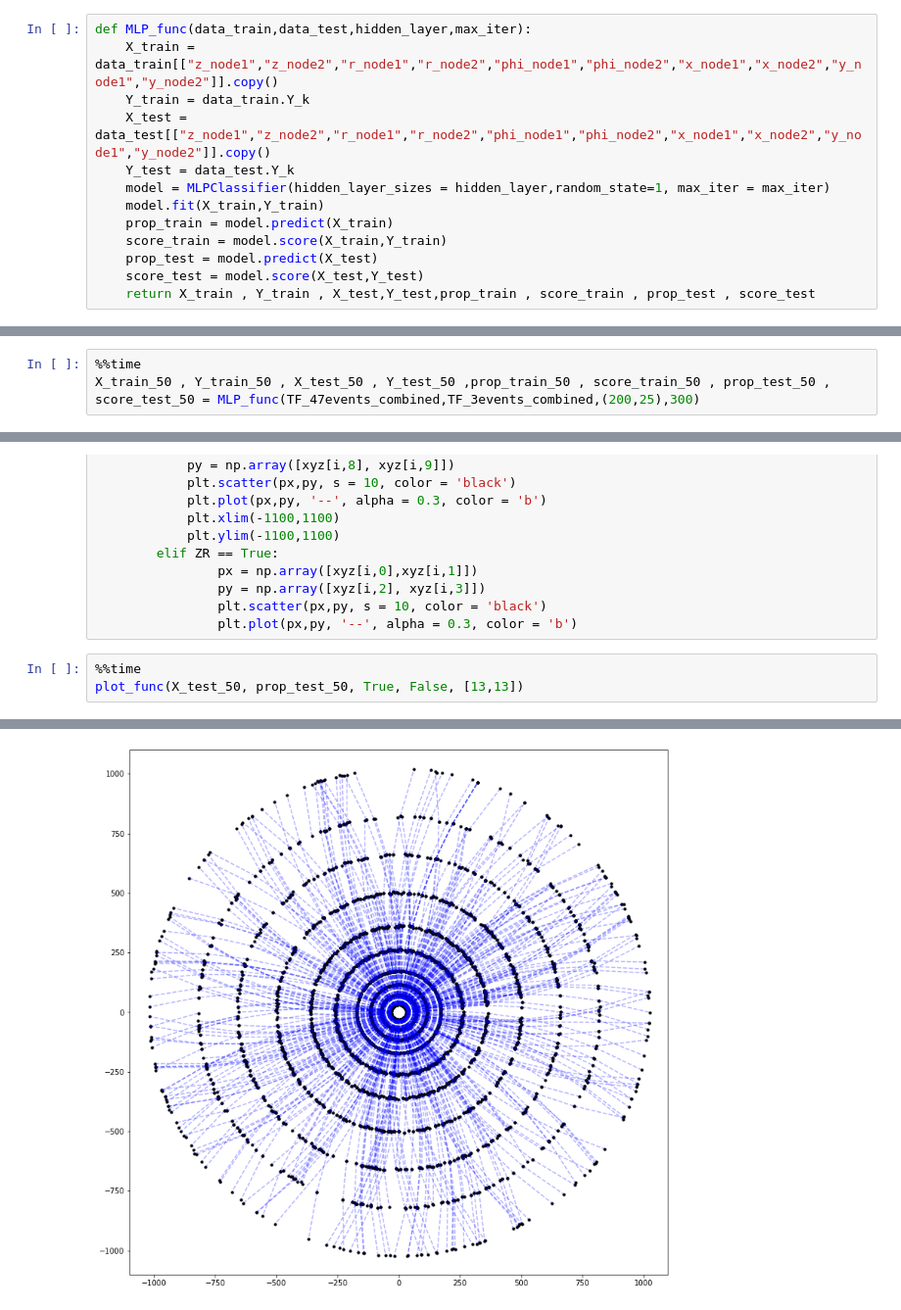
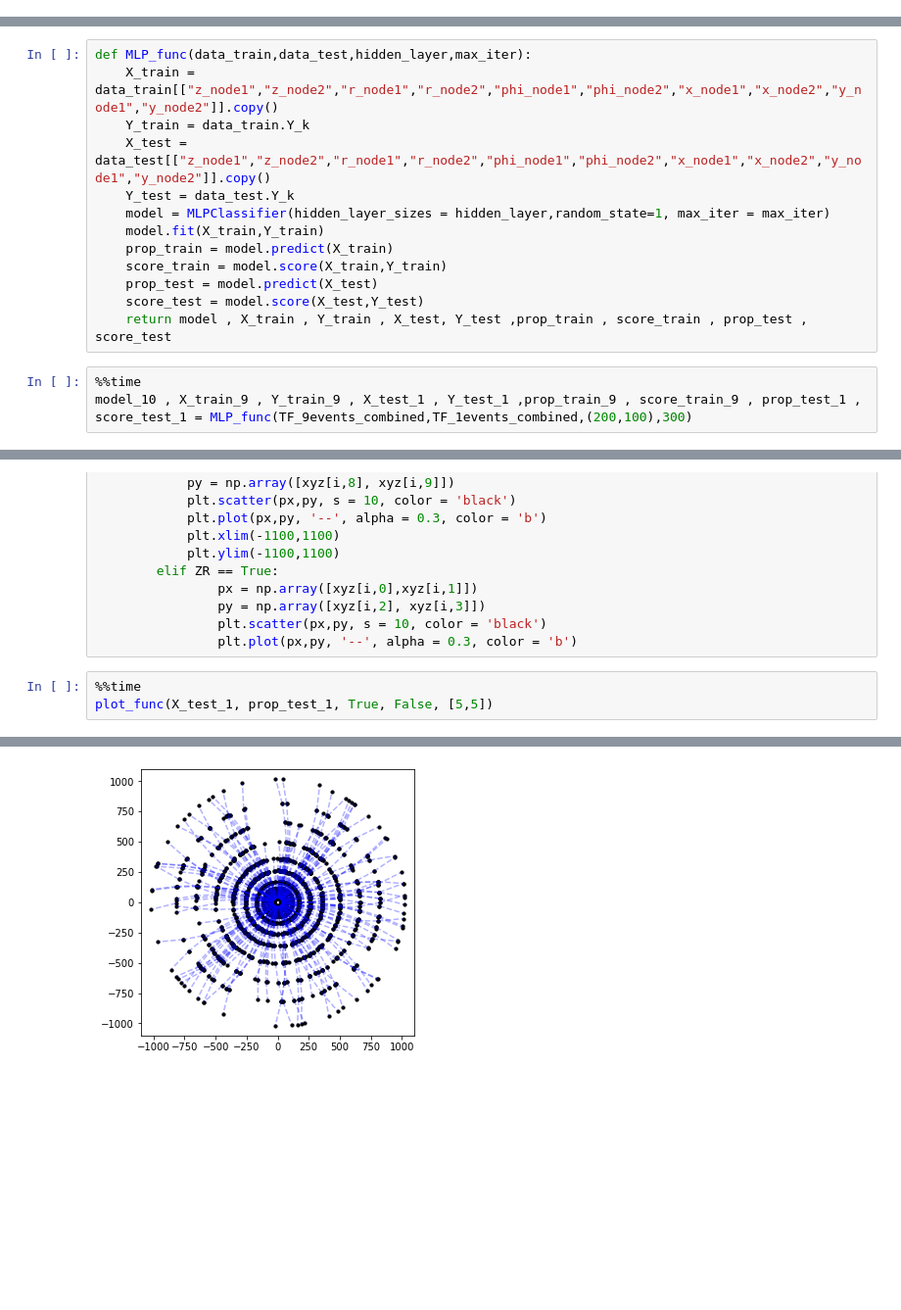
Before and after one commit to nicolai5965/Bachelorprojekt-Nicolai-og-Simon-, a Jupyter notebook: Bachelor code to run MLP.ipynb, the cells around one changed output, grey strips where cells are left out. Shown: that part at 98% size. Cells and saved outputs as stored; diff of their text form; blank space fills up the shorter version.

```diff
--- a/Bachelor code to run MLP.ipynb
+++ b/Bachelor code to run MLP.ipynb
@@ -30,15 +49,2 @@ Wall time: 1.47 s
 # %% [markdown]
 ## Making a MLP function where one can change hidden_layer_size and max_iter
-# %%
-def MLP_func(data_train,data_test,hidden_layer,max_iter):
-    X_train = data_train[["z_node1","z_node2","r_node1","r_node2","phi_node1","phi_node2","x_node1","x_node2","y_node1","y_node2"]].copy()
-    Y_train = data_train.Y_k
-    X_test = data_test[["z_node1","z_node2","r_node1","r_node2","phi_node1","phi_node2","x_node1","x_node2","y_node1","y_node2"]].copy()
-    Y_test = data_test.Y_k
-    model = MLPClassifier(hidden_layer_sizes = hidden_layer,random_state=1, max_iter = max_iter)
-    model.fit(X_train,Y_train)
-    prop_train = model.predict(X_train)
-    score_train = model.score(X_train,Y_train)
-    prop_test = model.predict(X_test)
-    score_test = model.score(X_test,Y_test)
-    return X_train , Y_train , X_test,Y_test,prop_train , score_train , prop_test , score_test
@@ -50,4 +51,17 @@ Wall time: 0 ns
+# %%
+def MLP_func(data_train,data_test,hidden_layer,max_iter):
+    X_train = data_train[["z_node1","z_node2","r_node1","r_node2","phi_node1","phi_node2","x_node1","x_node2","y_node1","y_node2"]].copy()
+    Y_train = data_train.Y_k
+    X_test = data_test[["z_node1","z_node2","r_node1","r_node2","phi_node1","phi_node2","x_node1","x_node2","y_node1","y_node2"]].copy()
+    Y_test = data_test.Y_k
+    model = MLPClassifier(hidden_layer_sizes = hidden_layer,random_state=1, max_iter = max_iter)
+    model.fit(X_train,Y_train)
+    prop_train = model.predict(X_train)
+    score_train = model.score(X_train,Y_train)
+    prop_test = model.predict(X_test)
+    score_test = model.score(X_test,Y_test)
+    return model , X_train , Y_train , X_test, Y_test ,prop_train , score_train , prop_test , score_test
 # %%
 %%time
-X_train_50 , Y_train_50 , X_test_50 , Y_test_50 ,prop_train_50 , score_train_50 , prop_test_50 , score_test_50 = MLP_func(TF_47events_combined,TF_3events_combined,(200,25),300)
+model_10 , X_train_9 , Y_train_9 , X_test_1 , Y_test_1 ,prop_train_9 , score_train_9 , prop_test_1 , score_test_1 = MLP_func(TF_9events_combined,TF_1events_combined,(200,100),300)
 # %% [output]
@@ -116,5 +126,5 @@ def plot_func(X_test, prop_test, XY, ZR, figure_size):
                 plt.plot(px,py, '--', alpha = 0.3, color = 'b')
 # %%
 %%time
-plot_func(X_test_50, prop_test_50, True, False, [13,13])
+plot_func(X_test_1, prop_test_1, True, False, [5,5])
 # %% [output]
@@ -123,3 +133,3 @@ Wall time: 6.48 s
-[figure, old version]
+[figure, new version]
 # %%
 %%time
```
Also changed, not shown: parts of 12 cells of this notebook.
